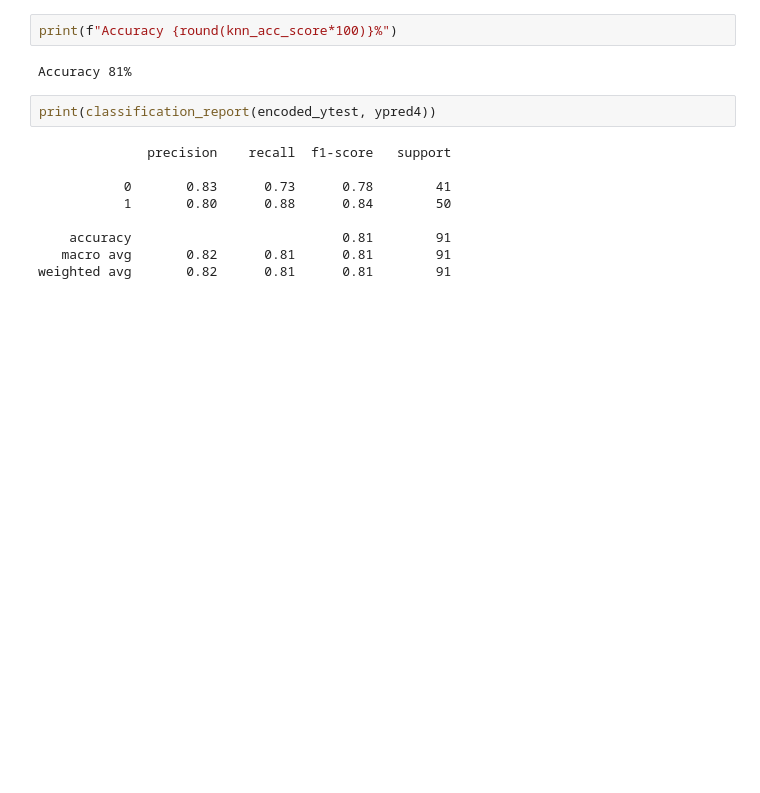
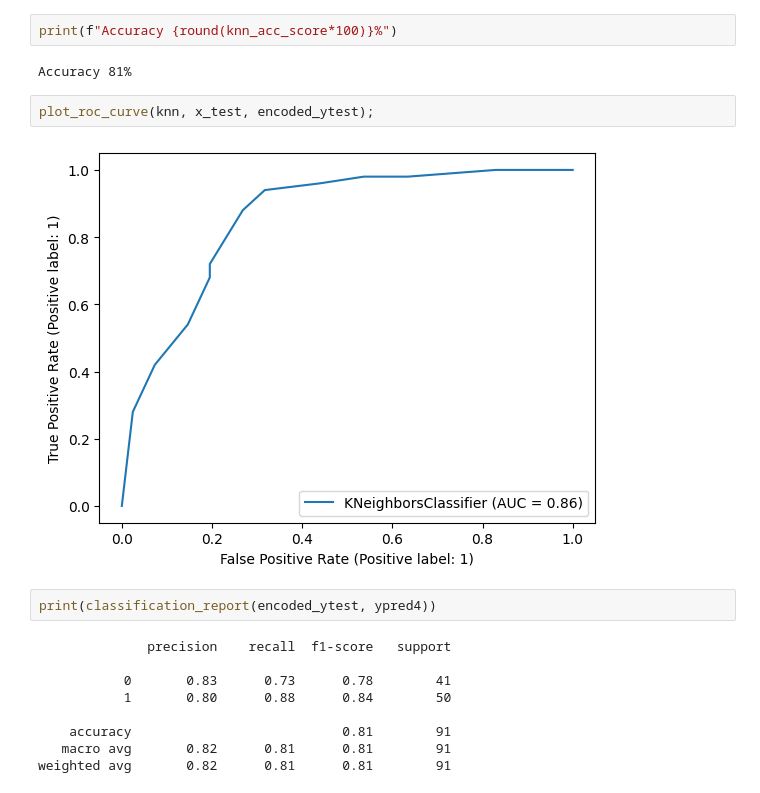
Before and after one commit to boramorka/Heart-Attack-Risk-Prediction-Research-AutoML, a Jupyter notebook: Heart_attack_research.ipynb, the cells around one changed output. Cells and saved outputs as stored; diff of their text form; blank space fills up the shorter version.

```diff
--- a/Heart_attack_research.ipynb
+++ b/Heart_attack_research.ipynb
@@ -359,6 +370,10 @@ cm_plot(knn_conf_matrix, "Confusion Matrix of KNN Model")
 print(f"Accuracy {round(knn_acc_score*100)}%")
 # %% [output]
 Accuracy 81%
+# %%
+plot_roc_curve(knn, x_test, encoded_ytest);
+# %% [output]
+[figure, added]
 # %%
 print(classification_report(encoded_ytest, ypred4))
 # %% [output]
```
Also changed, not shown: parts of 18 cells of this notebook, 1 other file.
